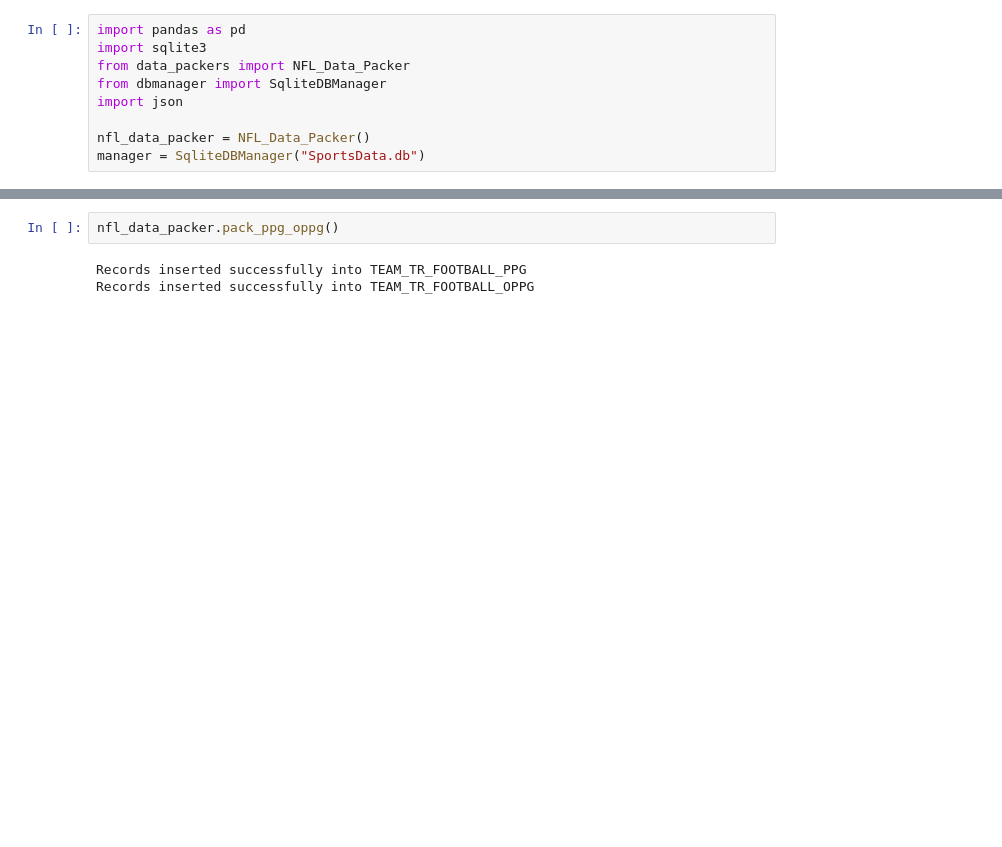
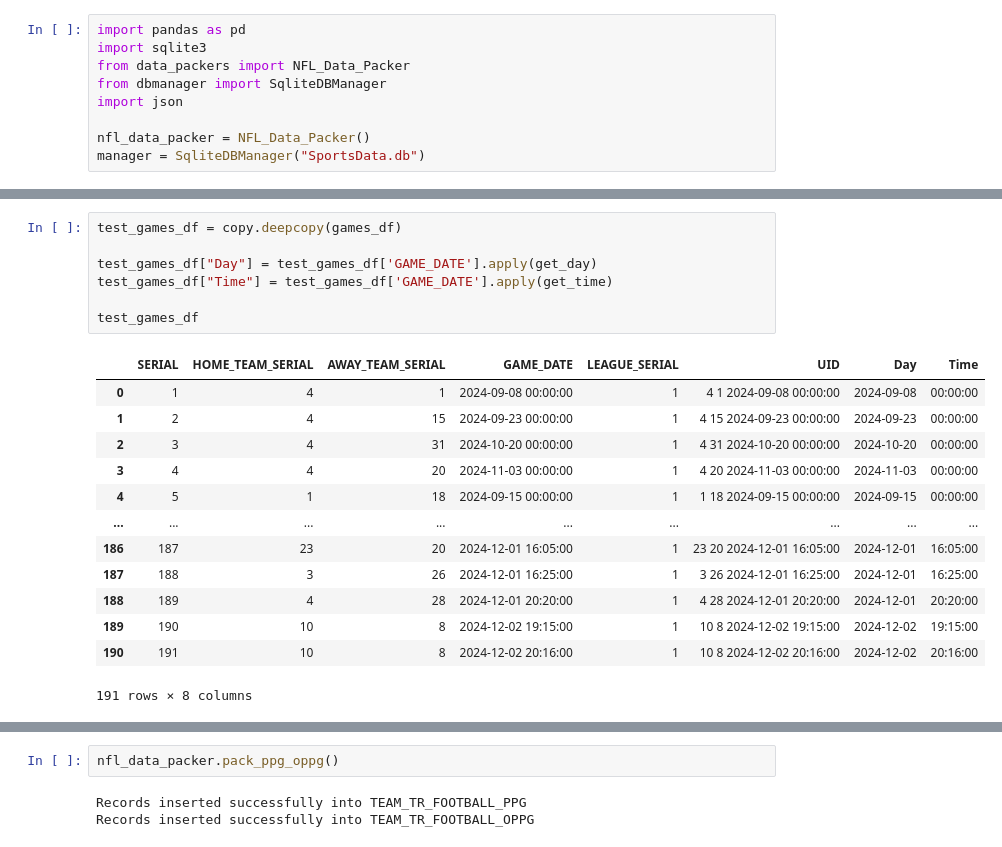
Before and after one commit to tmccoy94/Sports_Data_Project, a Jupyter notebook: test2.ipynb, the cells around one changed output, grey strips where cells are left out. Drawn from its saved outputs; the diff is of its cells as text; blank space fills up the shorter version.

```diff
--- a/test2.ipynb
+++ b/test2.ipynb
@@ -9,0 +151,21 @@ manager = SqliteDBManager("SportsData.db")
+# %%
+test_games_df = copy.deepcopy(games_df)
+
+test_games_df["Day"] = test_games_df['GAME_DATE'].apply(get_day)
+test_games_df["Time"] = test_games_df['GAME_DATE'].apply(get_time)
+
+test_games_df
+# %% [output]
+|  | SERIAL | HOME_TEAM_SERIAL | AWAY_TEAM_SERIAL | GAME_DATE | LEAGUE_SERIAL | UID | Day | Time |
+| 0 | 1 | 4 | 1 | 2024-09-08 00:00:00 | 1 | 4 1 2024-09-08 00:00:00 | 2024-09-08 | 00:00:00 |
+| 1 | 2 | 4 | 15 | 2024-09-23 00:00:00 | 1 | 4 15 2024-09-23 00:00:00 | 2024-09-23 | 00:00:00 |
+| 2 | 3 | 4 | 31 | 2024-10-20 00:00:00 | 1 | 4 31 2024-10-20 00:00:00 | 2024-10-20 | 00:00:00 |
+| 3 | 4 | 4 | 20 | 2024-11-03 00:00:00 | 1 | 4 20 2024-11-03 00:00:00 | 2024-11-03 | 00:00:00 |
+| 4 | 5 | 1 | 18 | 2024-09-15 00:00:00 | 1 | 1 18 2024-09-15 00:00:00 | 2024-09-15 | 00:00:00 |
+| ... | ... | ... | ... | ... | ... | ... | ... | ... |
+| 186 | 187 | 23 | 20 | 2024-12-01 16:05:00 | 1 | 23 20 2024-12-01 16:05:00 | 2024-12-01 | 16:05:00 |
+| 187 | 188 | 3 | 26 | 2024-12-01 16:25:00 | 1 | 3 26 2024-12-01 16:25:00 | 2024-12-01 | 16:25:00 |
+| 188 | 189 | 4 | 28 | 2024-12-01 20:20:00 | 1 | 4 28 2024-12-01 20:20:00 | 2024-12-01 | 20:20:00 |
+| 189 | 190 | 10 | 8 | 2024-12-02 19:15:00 | 1 | 10 8 2024-12-02 19:15:00 | 2024-12-02 | 19:15:00 |
+| 190 | 191 | 10 | 8 | 2024-12-02 20:16:00 | 1 | 10 8 2024-12-02 20:16:00 | 2024-12-02 | 20:16:00 |
+191 rows × 8 columns
```
Also changed, not shown: parts of 32 cells of this notebook, 2 other files.
